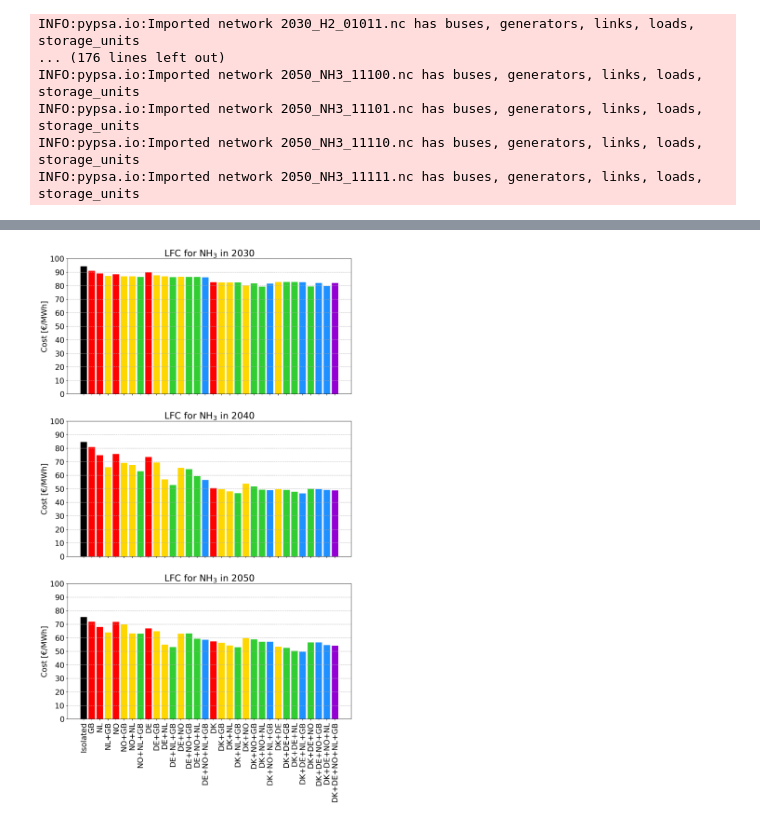
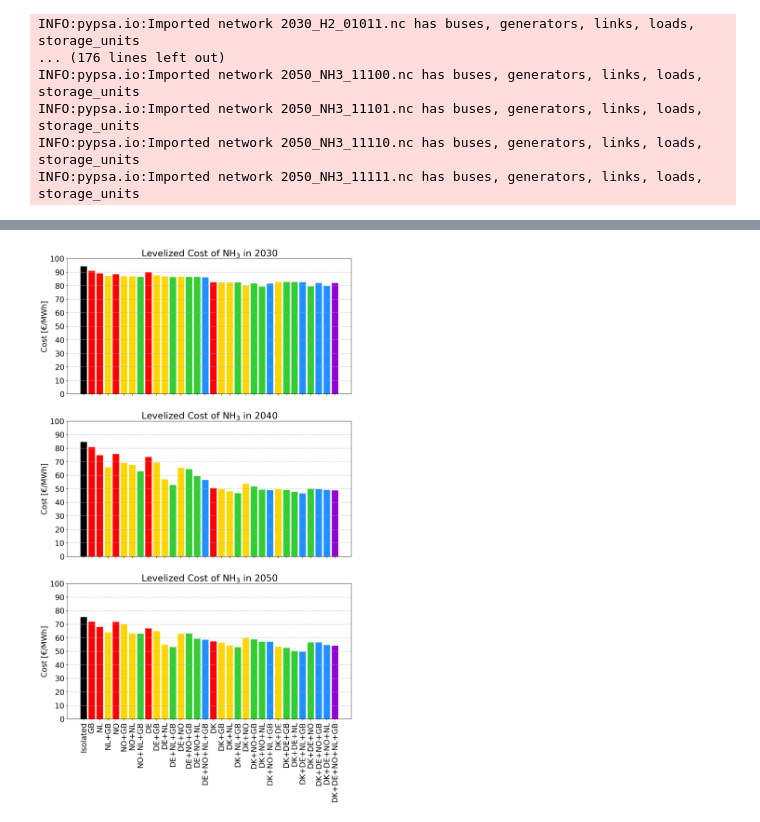
Before and after one commit to Ieu-Yan/Master_Thesis_Energy_Island, a Jupyter notebook: results_plot.ipynb, the cells around one changed output, grey strips where cells are left out. Saved outputs shown, nothing was run; the diff lists cells and outputs as text; code cells hidden in the pictures.

```diff
--- a/results_plot.ipynb
+++ b/results_plot.ipynb
@@ -143,26 +232,26 @@ plt.show()
 # %%
 fig, (ax1, ax2, ax3) = plt.subplots(nrows = 3, ncols = 1, sharex = True, figsize = (12,20), dpi = 150)
 ax1.bar(combination, lfc[32:64], color = barcolors)
 ax1.set_ylim(0,100)
 ax1.set_yticks(np.arange(0,101,10))
 ax1.grid(axis = 'y', linestyle = '--')
-ax1.set_title(r'LFC for NH$_3$ in 2030')
+ax1.set_title(r'Levelized Cost of NH$_3$ in 2030')
 ax1.set_ylabel('Cost [€/MWh]')
 
 ax2.bar(combination, lfc[96:128], color = barcolors)
 ax2.set_ylim(0,100)
 ax2.set_yticks(np.arange(0,101,10))
 ax2.grid(axis = 'y', linestyle = '--')
-ax2.set_title(r'LFC for NH$_3$ in 2040')
+ax2.set_title(r'Levelized Cost of NH$_3$ in 2040')
 ax2.set_ylabel('Cost [€/MWh]')
 
 ax3.bar(combination, lfc[160:192], color = barcolors)
 ax3.set_ylim(0,100)
 ax3.set_yticks(np.arange(0,101,10))
 ax3.grid(axis = 'y', linestyle = '--')
-ax3.set_title(r'LFC for NH$_3$ in 2050')
+ax3.set_title(r'Levelized Cost of NH$_3$ in 2050')
 ax3.set_ylabel('Cost [€/MWh]')
 ax3.tick_params(axis = 'x', rotation = 90)
 plt.show()
 # %% [output]
-[figure, old version]
+[figure, new version]
```
Also changed, not shown: parts of 22 cells of this notebook, 2 other files.
